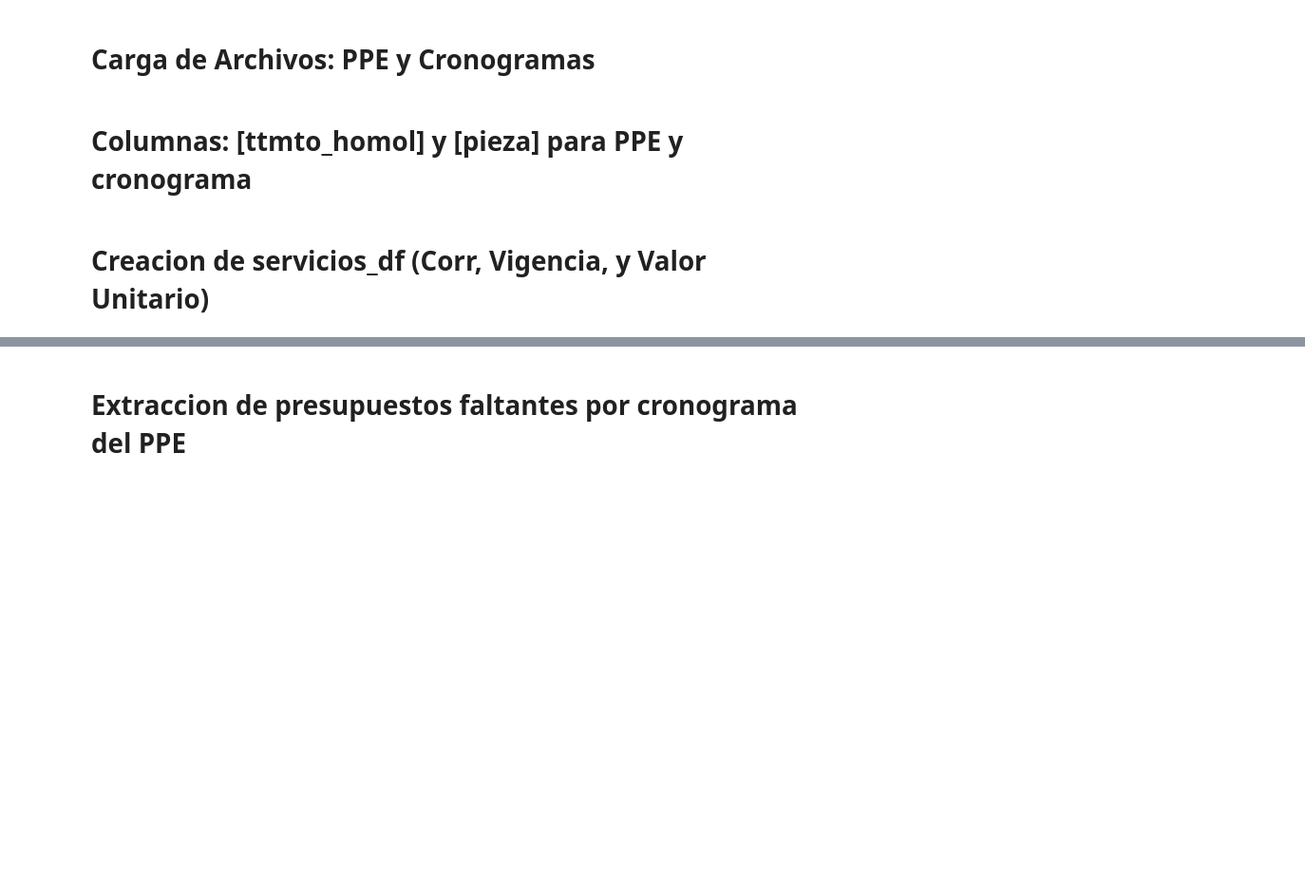
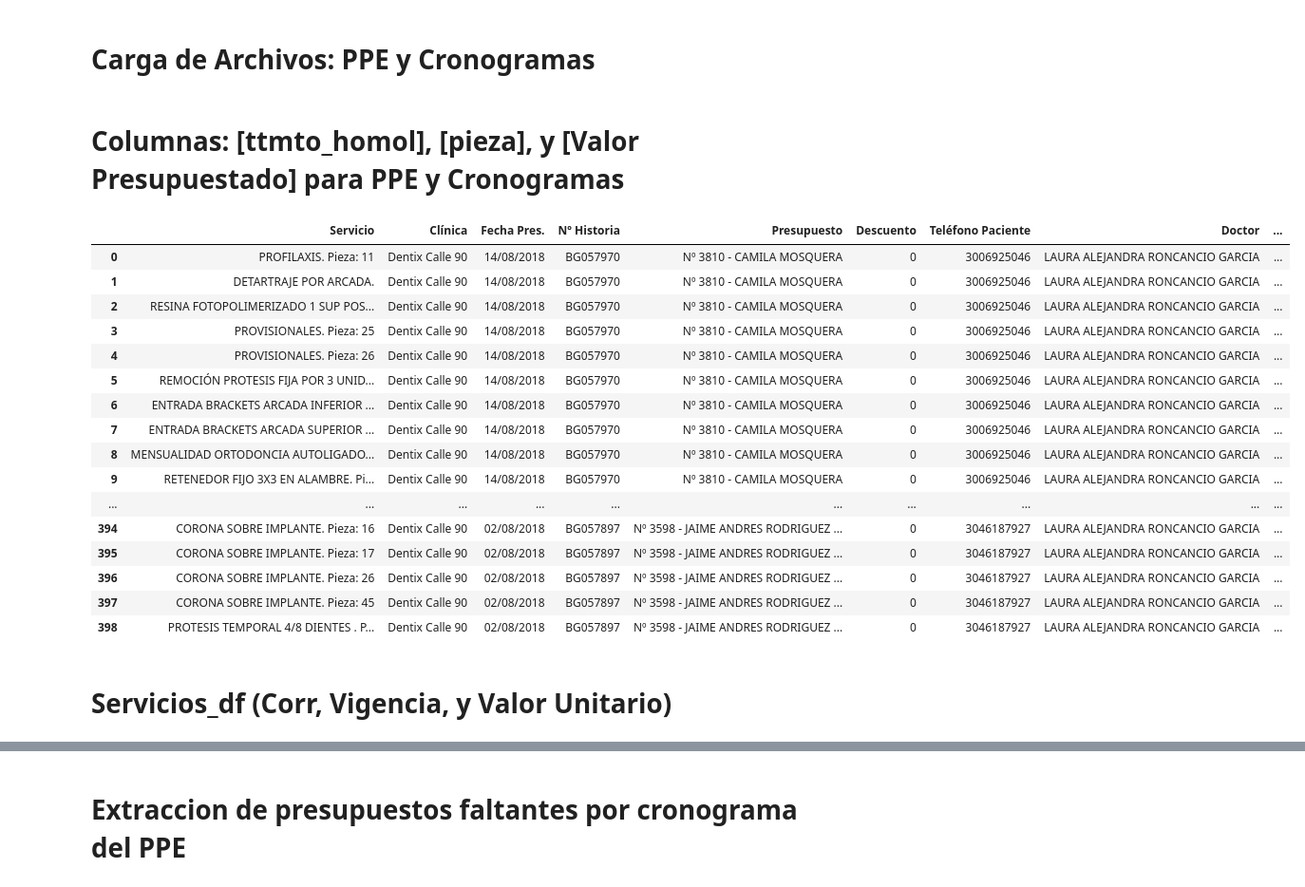
Before and after one commit to davidarango82/intro-data-sci-python, a Jupyter notebook: Untitled.ipynb, the cells around one changed output, grey strips where cells are left out. Shown at 95% size. Saved outputs shown, nothing was run; the diff lists cells and outputs as text; code cells hidden in the pictures; blank space fills up the shorter version.

```diff
--- a/Untitled.ipynb
+++ b/Untitled.ipynb
@@ -16,30 +16,56 @@ pd.set_option('display.max_colwidth', -1)
 # %% [markdown]
 # Carga de Archivos: PPE y Cronogramas
 # %%
-archivo_PPE = 'PPE_Calle_90_Ago_3.csv'
-archivo_crono = 'crono_Calle_90_Ago_3.csv'
+archivo_PPE = 'PPE_Dentix_Calle_90_new.csv'
+archivo_crono = 'crono_Dentix_Calle_90.csv'
 # %%
 crono_df = pd.read_csv(archivo_crono, encoding = 'unicode_escape', sep=',')
 PPE = pd.read_csv(archivo_PPE, encoding = 'unicode_escape', sep=',')
+
+#Eliminación de Puntos y Revisiones
+PPE.set_index('Servicio', inplace=True)
+PPE.drop(index='Puntos y Revisiones.  ',inplace=True)
+PPE.reset_index(inplace=True)
 # %% [markdown]
-# Columnas: [ttmto_homol] y [pieza] para PPE y cronograma
+# Columnas: [ttmto_homol], [pieza], y [Valor Presupuestado] para PPE y Cronogramas
 # %%
 #HOMOLOGACIONES PPE Y CRONOGRAMA
 
 PPE['ttmto_homol'] = PPE['Servicio'].str.slice(0,-13)
 PPE['ttmto_homol'] = PPE['ttmto_homol'].str.strip()
 
 PPE['pieza'] = PPE['Servicio'].str.slice(-2)
 PPE['pieza'] = PPE['pieza'].str.strip()
 
 crono_df['ttmto_homol'] = crono_df['Servicio'].str.slice(0,-13)
 crono_df['ttmto_homol'] = crono_df['ttmto_homol'].str.strip()
 
 crono_df['pieza'] = crono_df['Servicio'].str.slice(-2)
 crono_df['pieza'] = crono_df['pieza'].str.strip()
-#crono_df
+
+PPE['Valor Presupuestado'] = PPE['Producidos']+PPE['Pendientes Producción']
+
+PPE
+# %% [output]
+|  | Servicio | Clínica | Fecha Pres. | Nº Historia | Presupuesto | Descuento | Teléfono Paciente | Doctor | ... |
+| 0 | PROFILAXIS. Pieza: 11 | Dentix Calle 90 | 14/08/2018 | BG057970 | Nº 3810 - CAMILA MOSQUERA | 0 | 3006925046 | LAURA ALEJANDRA RONCANCIO GARCIA | ... |
+| 1 | DETARTRAJE POR ARCADA. | Dentix Calle 90 | 14/08/2018 | BG057970 | Nº 3810 - CAMILA MOSQUERA | 0 | 3006925046 | LAURA ALEJANDRA RONCANCIO GARCIA | ... |
+| 2 | RESINA FOTOPOLIMERIZADO 1 SUP POS... | Dentix Calle 90 | 14/08/2018 | BG057970 | Nº 3810 - CAMILA MOSQUERA | 0 | 3006925046 | LAURA ALEJANDRA RONCANCIO GARCIA | ... |
+| 3 | PROVISIONALES. Pieza: 25 | Dentix Calle 90 | 14/08/2018 | BG057970 | Nº 3810 - CAMILA MOSQUERA | 0 | 3006925046 | LAURA ALEJANDRA RONCANCIO GARCIA | ... |
+| 4 | PROVISIONALES. Pieza: 26 | Dentix Calle 90 | 14/08/2018 | BG057970 | Nº 3810 - CAMILA MOSQUERA | 0 | 3006925046 | LAURA ALEJANDRA RONCANCIO GARCIA | ... |
+| 5 | REMOCIÓN PROTESIS FIJA POR 3 UNID... | Dentix Calle 90 | 14/08/2018 | BG057970 | Nº 3810 - CAMILA MOSQUERA | 0 | 3006925046 | LAURA ALEJANDRA RONCANCIO GARCIA | ... |
+| 6 | ENTRADA BRACKETS ARCADA INFERIOR ... | Dentix Calle 90 | 14/08/2018 | BG057970 | Nº 3810 - CAMILA MOSQUERA | 0 | 3006925046 | LAURA ALEJANDRA RONCANCIO GARCIA | ... |
+| 7 | ENTRADA BRACKETS ARCADA SUPERIOR ... | Dentix Calle 90 | 14/08/2018 | BG057970 | Nº 3810 - CAMILA MOSQUERA | 0 | 3006925046 | LAURA ALEJANDRA RONCANCIO GARCIA | ... |
+| 8 | MENSUALIDAD ORTODONCIA AUTOLIGADO... | Dentix Calle 90 | 14/08/2018 | BG057970 | Nº 3810 - CAMILA MOSQUERA | 0 | 3006925046 | LAURA ALEJANDRA RONCANCIO GARCIA | ... |
+| 9 | RETENEDOR FIJO 3X3 EN ALAMBRE. Pi... | Dentix Calle 90 | 14/08/2018 | BG057970 | Nº 3810 - CAMILA MOSQUERA | 0 | 3006925046 | LAURA ALEJANDRA RONCANCIO GARCIA | ... |
+| ... | ... | ... | ... | ... | ... | ... | ... | ... | ... |
+| 394 | CORONA SOBRE IMPLANTE. Pieza: 16 | Dentix Calle 90 | 02/08/2018 | BG057897 | Nº 3598 - JAIME ANDRES RODRIGUEZ ... | 0 | 3046187927 | LAURA ALEJANDRA RONCANCIO GARCIA | ... |
+| 395 | CORONA SOBRE IMPLANTE. Pieza: 17 | Dentix Calle 90 | 02/08/2018 | BG057897 | Nº 3598 - JAIME ANDRES RODRIGUEZ ... | 0 | 3046187927 | LAURA ALEJANDRA RONCANCIO GARCIA | ... |
+| 396 | CORONA SOBRE IMPLANTE. Pieza: 26 | Dentix Calle 90 | 02/08/2018 | BG057897 | Nº 3598 - JAIME ANDRES RODRIGUEZ ... | 0 | 3046187927 | LAURA ALEJANDRA RONCANCIO GARCIA | ... |
+| 397 | CORONA SOBRE IMPLANTE. Pieza: 45 | Dentix Calle 90 | 02/08/2018 | BG057897 | Nº 3598 - JAIME ANDRES RODRIGUEZ ... | 0 | 3046187927 | LAURA ALEJANDRA RONCANCIO GARCIA | ... |
+| 398 | PROTESIS TEMPORAL 4/8 DIENTES . P... | Dentix Calle 90 | 02/08/2018 | BG057897 | Nº 3598 - JAIME ANDRES RODRIGUEZ ... | 0 | 3046187927 | LAURA ALEJANDRA RONCANCIO GARCIA | ... |
 # %% [markdown]
-# Creacion de servicios_df (Corr, Vigencia, y Valor Unitario)
+# Servicios_df (Corr, Vigencia, y Valor Unitario)
 # %%
 #LISTA DE PRECIOS DE SERVICIOS
 precios_df =  pd.read_csv('LISTADO DE SERVICIOS.csv', encoding = 'unicode_escape', sep=',')
```
Also changed, not shown: parts of 9 cells of this notebook, 5 other files.
